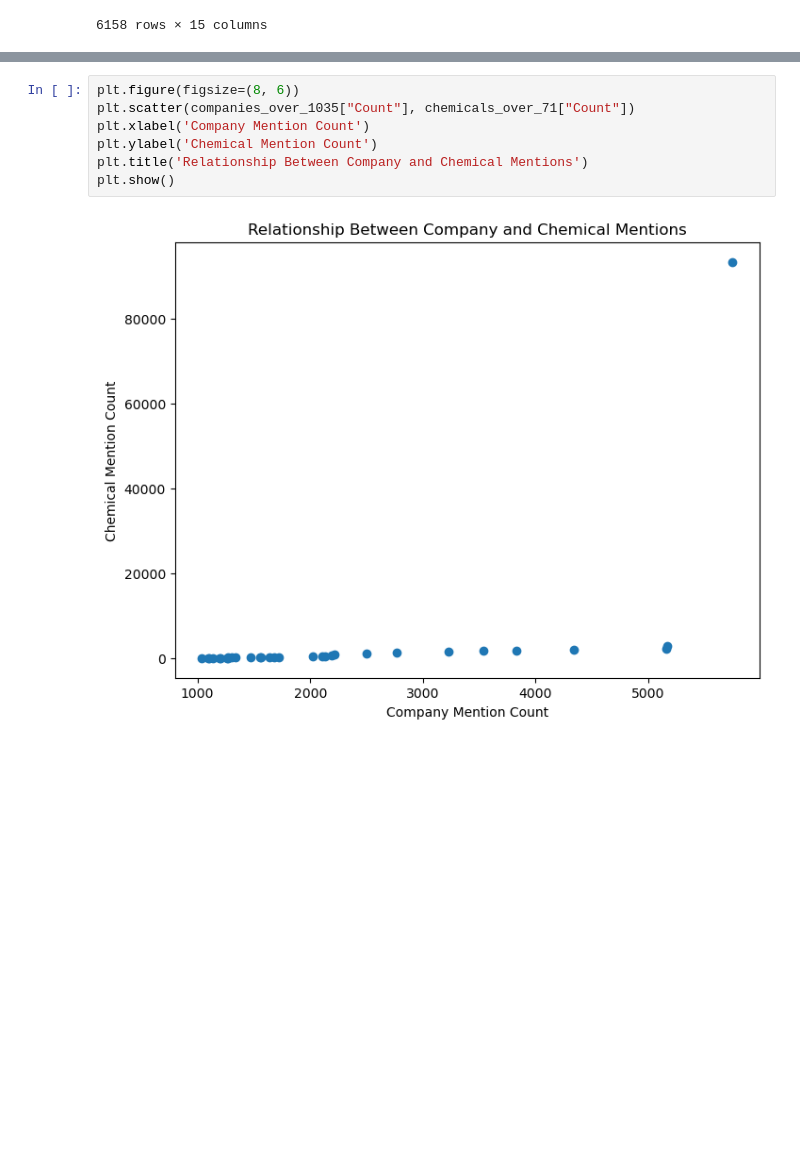
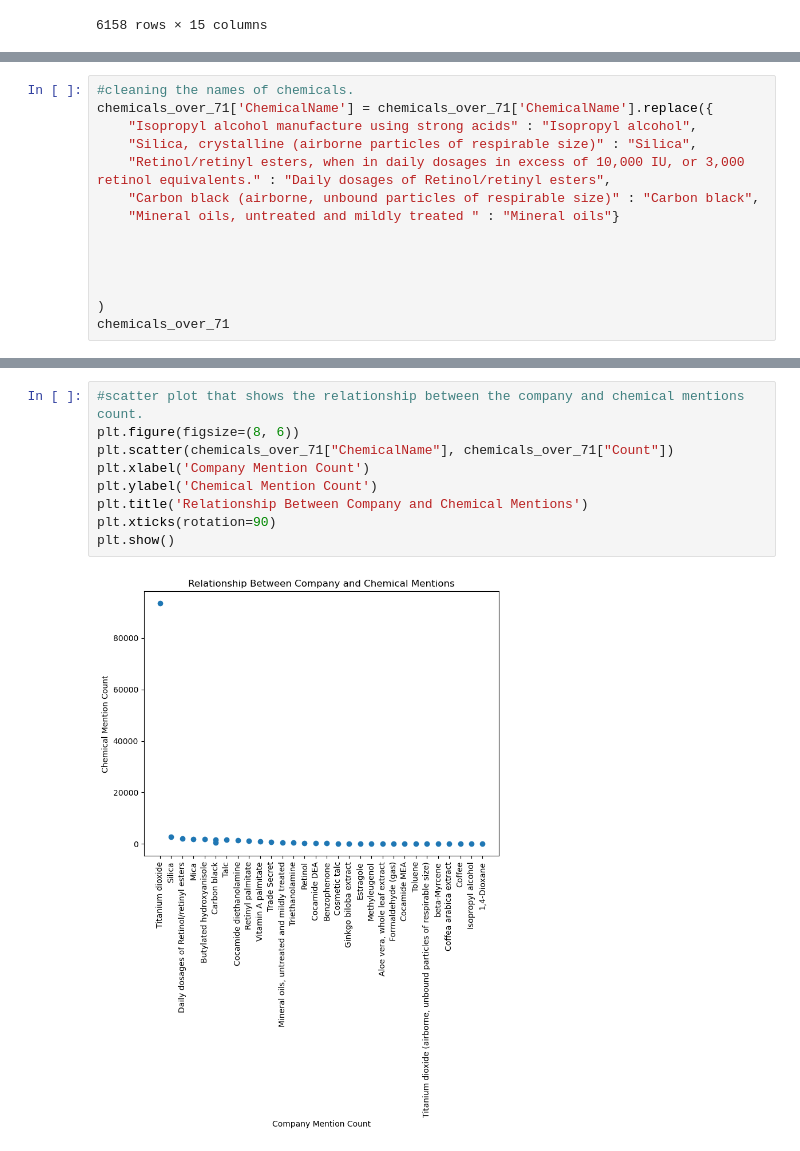
Before and after one commit to Nova8F/Project_1.0, a Jupyter notebook: MA_project1group1.ipynb, the cells around one changed output, grey strips where cells are left out. Drawn from its saved outputs; the diff is of its cells as text; blank space fills up the shorter version.

```diff
--- a/MA_project1group1.ipynb
+++ b/MA_project1group1.ipynb
@@ -190,3 +196,17 @@ chemicals_over_71
 | 28 | Coffee | 80 |
 | 29 | Isopropyl alcohol manufacture usi... | 75 |
 | 30 | 1,4-Dioxane | 71 |
+# %%
+#cleaning the names of chemicals.
+chemicals_over_71['ChemicalName'] = chemicals_over_71['ChemicalName'].replace({
+    "Isopropyl alcohol manufacture using strong acids" : "Isopropyl alcohol",
+    "Silica, crystalline (airborne particles of respirable size)" : "Silica",
+    "Retinol/retinyl esters, when in daily dosages in excess of 10,000 IU, or 3,000 retinol equivalents." : "Daily dosages of Retinol/retinyl esters",
+    "Carbon black (airborne, unbound particles of respirable size)" : "Carbon black",
+    "Mineral oils, untreated and mildly treated	" : "Mineral oils"}
+
+
+
+
+)
+chemicals_over_71
@@ -193,9 +231,11 @@ chemicals_over_71
 # %%
+#scatter plot that shows the relationship between the company and chemical mentions count.
 plt.figure(figsize=(8, 6))
-plt.scatter(companies_over_1035["Count"], chemicals_over_71["Count"])
+plt.scatter(chemicals_over_71["ChemicalName"], chemicals_over_71["Count"])
 plt.xlabel('Company Mention Count')
 plt.ylabel('Chemical Mention Count')
 plt.title('Relationship Between Company and Chemical Mentions')
+plt.xticks(rotation=90)
 plt.show()
 # %% [output]
-[figure, old version]
+[figure, new version]
```
Also changed, not shown: parts of 26 cells of this notebook.
